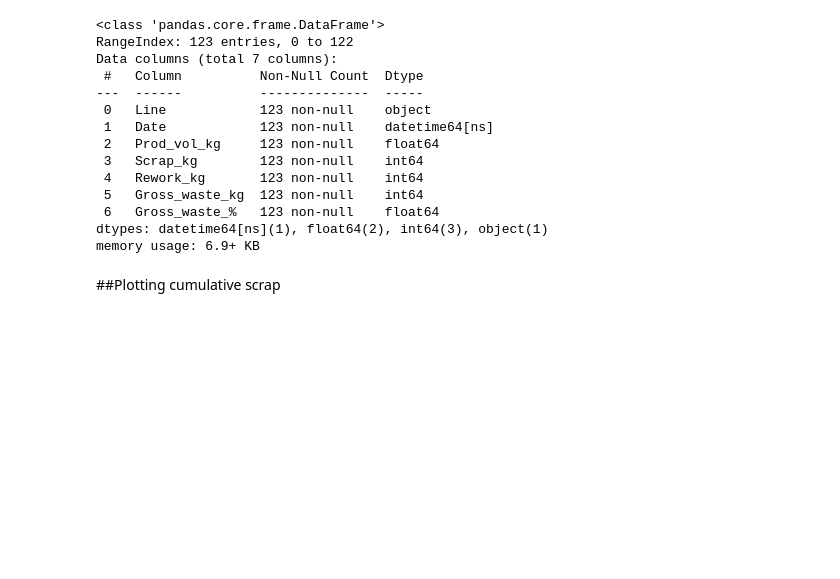
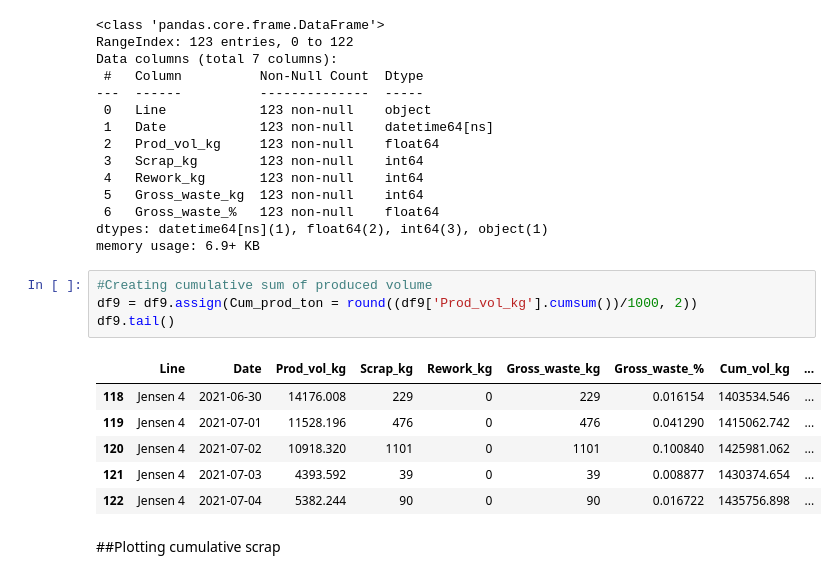
Before and after one commit to gabrielborja/python_data_analysis, a Jupyter notebook: production_analysis.ipynb, the cells around one changed output. Saved outputs shown, nothing was run; the diff lists cells and outputs as text; blank space fills up the shorter version.

Commit message:
Create cumulative production plot

```diff
--- a/production_analysis.ipynb
+++ b/production_analysis.ipynb
@@ -763,6 +763,17 @@ Data columns (total 7 columns):
  6   Gross_waste_%   123 non-null    float64
 dtypes: datetime64[ns](1), float64(2), int64(3), object(1)
 memory usage: 6.9+ KB
+# %%
+#Creating cumulative sum of produced volume
+df9 = df9.assign(Cum_prod_ton = round((df9['Prod_vol_kg'].cumsum())/1000, 2))
+df9.tail()
+# %% [output]
+|  | Line | Date | Prod_vol_kg | Scrap_kg | Rework_kg | Gross_waste_kg | Gross_waste_% | Cum_vol_kg | ... |
+| 118 | Jensen 4 | 2021-06-30 | 14176.008 | 229 | 0 | 229 | 0.016154 | 1403534.546 | ... |
+| 119 | Jensen 4 | 2021-07-01 | 11528.196 | 476 | 0 | 476 | 0.041290 | 1415062.742 | ... |
+| 120 | Jensen 4 | 2021-07-02 | 10918.320 | 1101 | 0 | 1101 | 0.100840 | 1425981.062 | ... |
+| 121 | Jensen 4 | 2021-07-03 | 4393.592 | 39 | 0 | 39 | 0.008877 | 1430374.654 | ... |
+| 122 | Jensen 4 | 2021-07-04 | 5382.244 | 90 | 0 | 90 | 0.016722 | 1435756.898 | ... |
 # %% [markdown]
 ##Plotting cumulative scrap
 # %%
```
Also changed, not shown: parts of 5 cells of this notebook.
